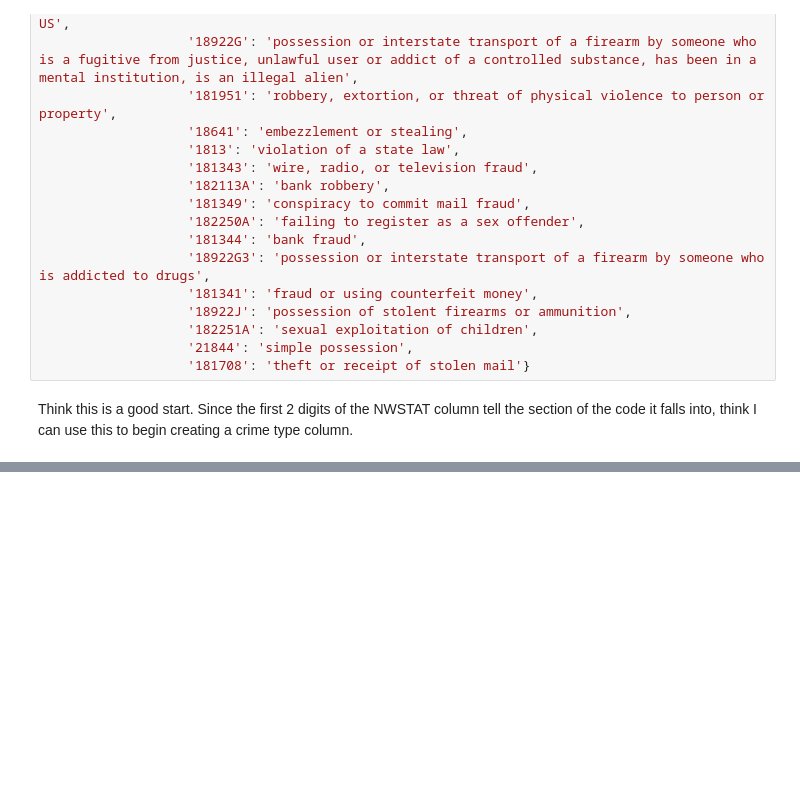
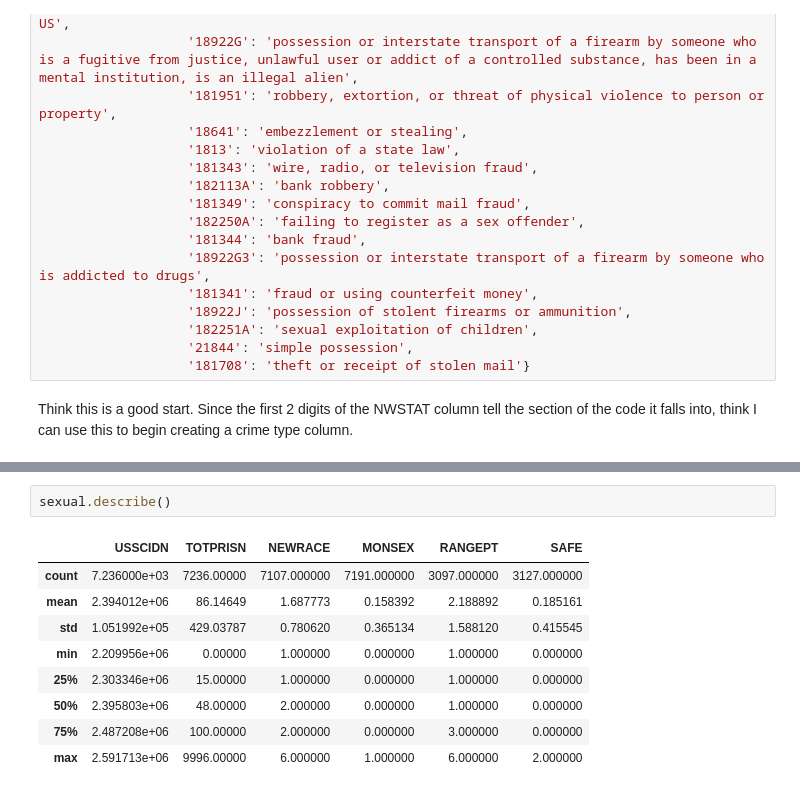
Before and after one commit to jenwhitson/sentencing_project, a Jupyter notebook: notebooks/individual_offender_eda.ipynb, the cells around one changed output, grey strips where cells are left out. Cells and saved outputs as stored; diff of their text form; blank space fills up the shorter version.

```diff
--- a/notebooks/individual_offender_eda.ipynb
+++ b/notebooks/individual_offender_eda.ipynb
@@ -2495,0 +2562,12 @@ dtype: int64
+# %%
+sexual.describe()
+# %% [output]
+|  | USSCIDN | TOTPRISN | NEWRACE | MONSEX | RANGEPT | SAFE |
+| count | 7.236000e+03 | 7236.00000 | 7107.000000 | 7191.000000 | 3097.000000 | 3127.000000 |
+| mean | 2.394012e+06 | 86.14649 | 1.687773 | 0.158392 | 2.188892 | 0.185161 |
+| std | 1.051992e+05 | 429.03787 | 0.780620 | 0.365134 | 1.588120 | 0.415545 |
+| min | 2.209956e+06 | 0.00000 | 1.000000 | 0.000000 | 1.000000 | 0.000000 |
+| 25% | 2.303346e+06 | 15.00000 | 1.000000 | 0.000000 | 1.000000 | 0.000000 |
+| 50% | 2.395803e+06 | 48.00000 | 2.000000 | 0.000000 | 1.000000 | 0.000000 |
+| 75% | 2.487208e+06 | 100.00000 | 2.000000 | 0.000000 | 3.000000 | 0.000000 |
+| max | 2.591713e+06 | 9996.00000 | 6.000000 | 1.000000 | 6.000000 | 2.000000 |
```
Also changed, not shown: parts of 9 cells of this notebook.
